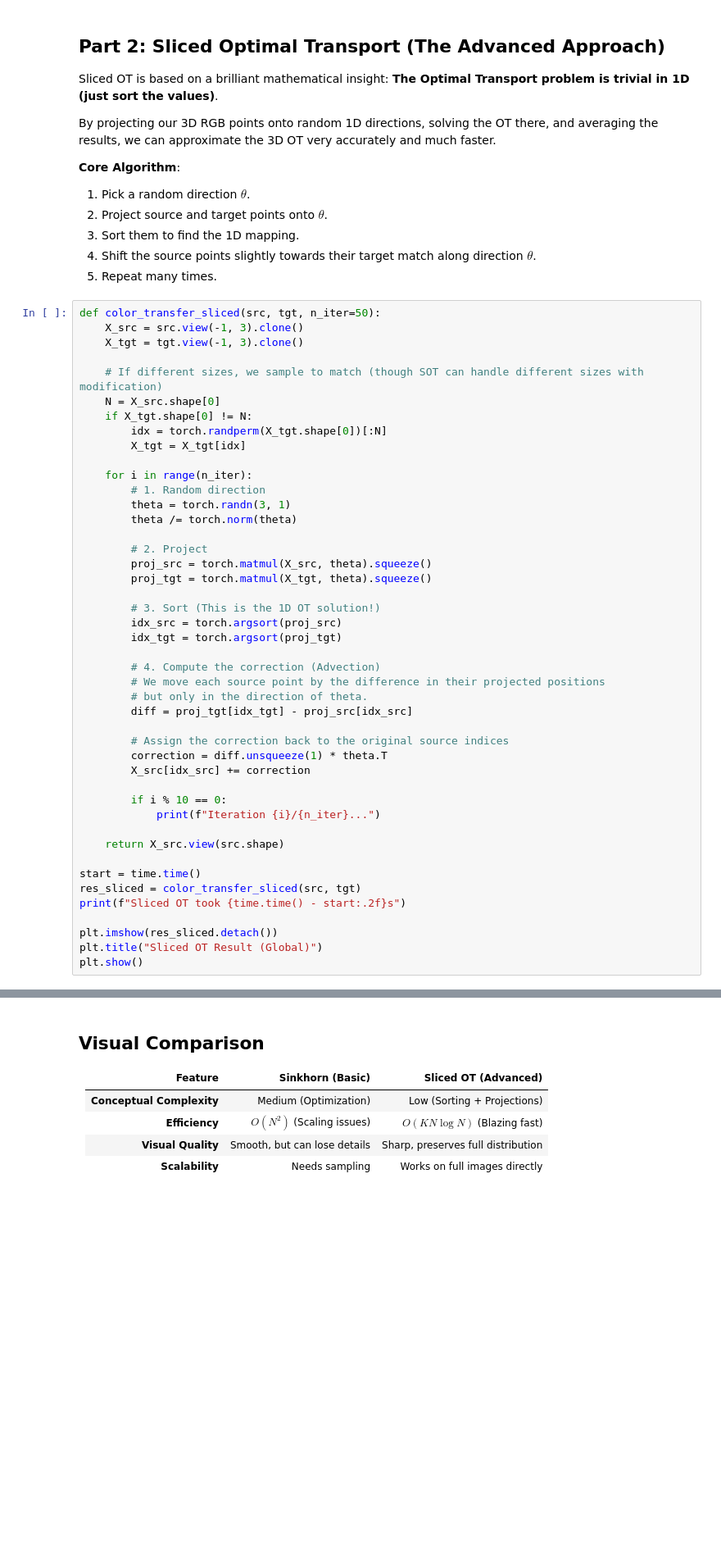
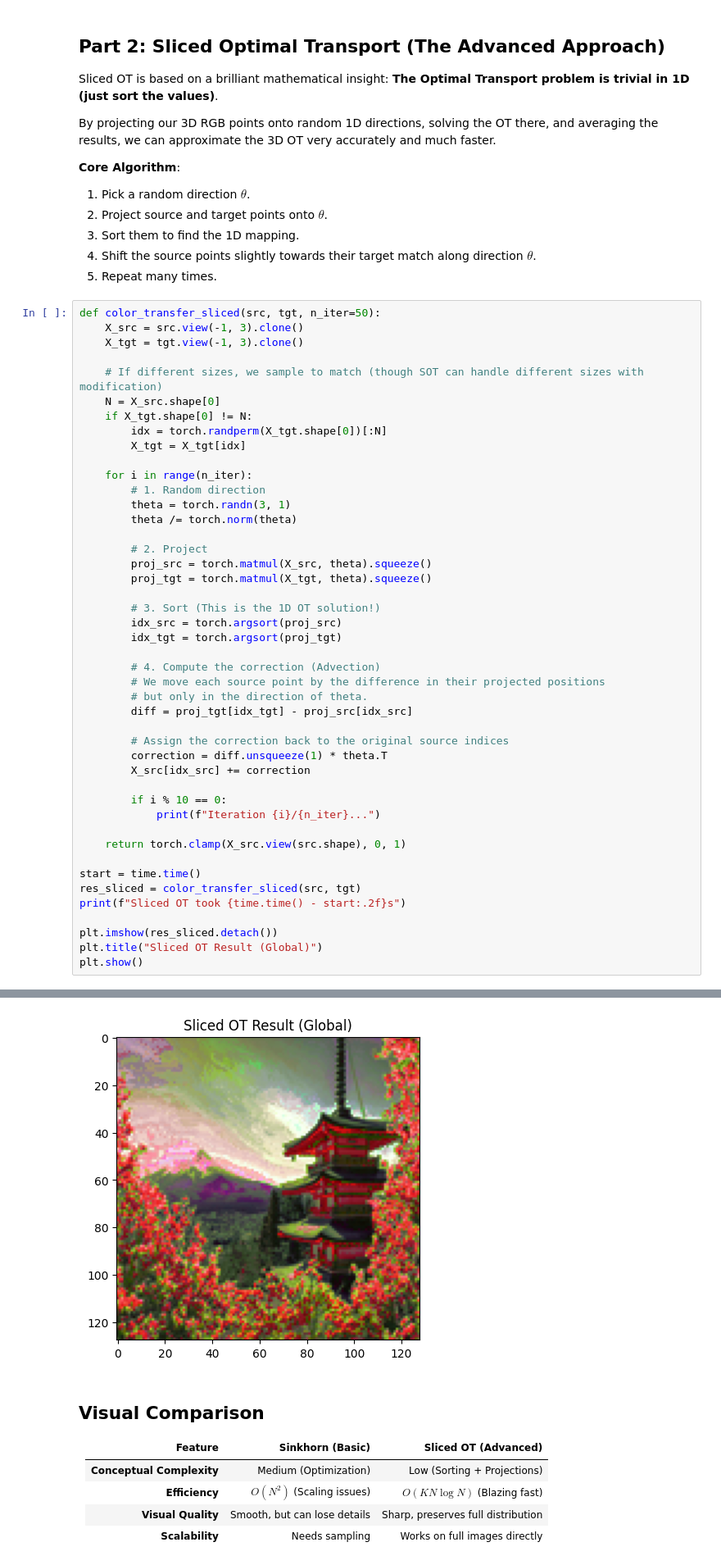
Before and after one commit to bilalsea2/Optimal-Transport, a Jupyter notebook: Color Transfer/Color_Transfer.ipynb, the cells around one changed output, grey strips where cells are left out. Shown at 82% size. Cells and saved outputs as stored; diff of their text form; blank space fills up the shorter version.

```diff
--- a/Color Transfer/Color_Transfer.ipynb
+++ b/Color Transfer/Color_Transfer.ipynb
@@ -122,7 +137,7 @@ def color_transfer_sliced(src, tgt, n_iter=50):
         if i % 10 == 0:
             print(f"Iteration {i}/{n_iter}...")
 
-    return X_src.view(src.shape)
+    return torch.clamp(X_src.view(src.shape), 0, 1)
 
 start = time.time()
 res_sliced = color_transfer_sliced(src, tgt)
@@ -131,3 +146,4 @@ print(f"Sliced OT took {time.time() - start:.2f}s")
 plt.imshow(res_sliced.detach())
 plt.title("Sliced OT Result (Global)")
 plt.show()
+# %% [output]
@@ -134,3 +156,4 @@ plt.show()
+[figure, added]
 # %% [markdown]
 ## Visual Comparison
 
```
Also changed, not shown: parts of 5 cells of this notebook, 5 other files.
